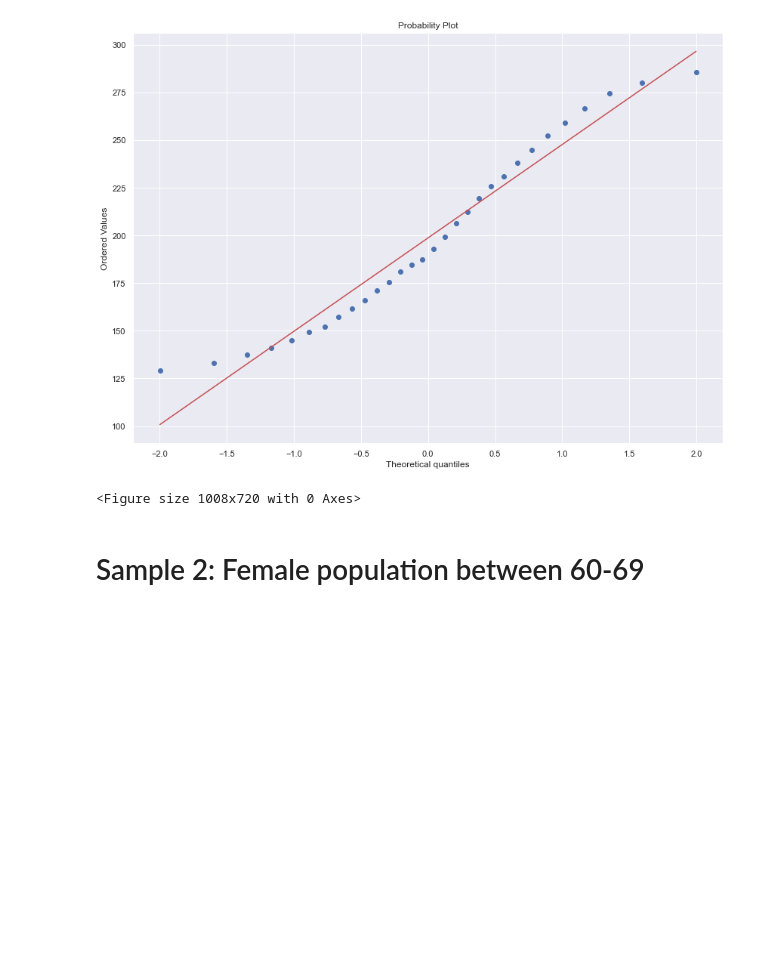
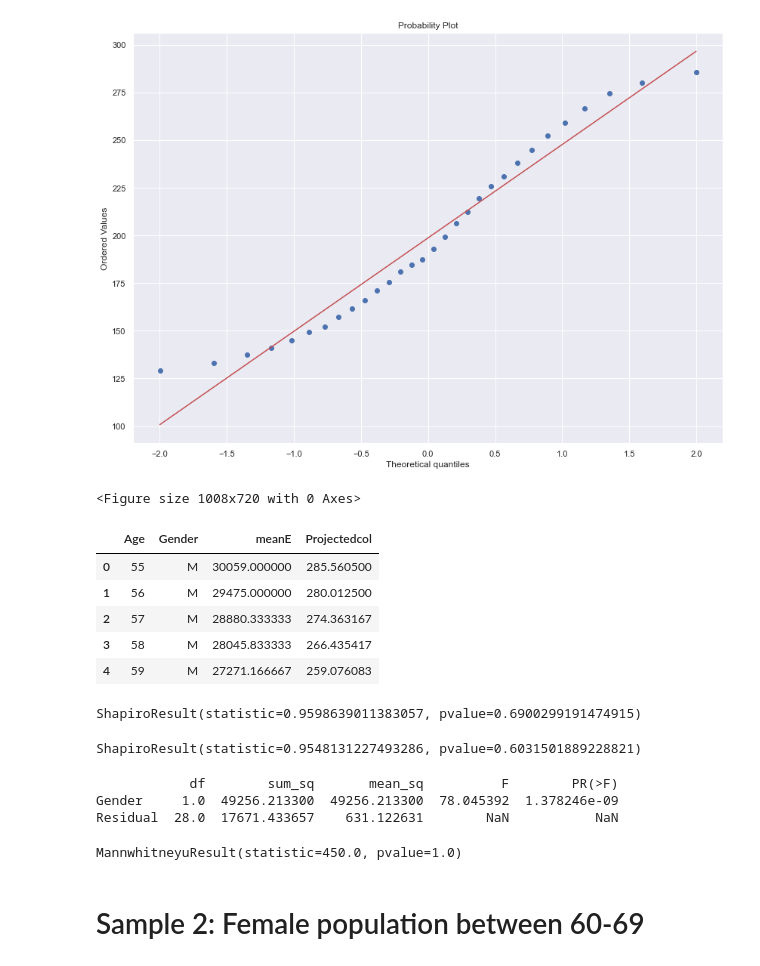
Before and after one commit to raku43/MScDACapstone, a Jupyter notebook: MScDA_Capstone.ipynb, the cells around one changed output. Drawn from its saved outputs; the diff is of its cells as text; code cells hidden in the pictures; blank space fills up the shorter version.

```diff
--- a/MScDA_Capstone.ipynb
+++ b/MScDA_Capstone.ipynb
@@ -1033,6 +1035,52 @@ plt.figure()
 <Figure size 1008x720 with 0 Axes>
 [figure]
 <Figure size 1008x720 with 0 Axes>
+# %%
+dfcensus5569.head()
+# %% [output]
+|  | Age | Gender | meanE | Projectedcol |
+| 0 | 55 | M | 30059.000000 | 285.560500 |
+| 1 | 56 | M | 29475.000000 | 280.012500 |
+| 2 | 57 | M | 28880.333333 | 274.363167 |
+| 3 | 58 | M | 28045.833333 | 266.435417 |
+| 4 | 59 | M | 27271.166667 | 259.076083 |
+# %%
+#Shapiro wilk test for Male
+
+st.shapiro(dfcensus5569.Projectedcol[dfcensus5569.Gender == "M"])
+# %% [output]
+ShapiroResult(statistic=0.9598639011383057, pvalue=0.6900299191474915)
+# %%
+#Shapiro wilk test for Female
+
+st.shapiro(dfcensus5569.Projectedcol[dfcensus5569.Gender == "F"])
+# %% [output]
+ShapiroResult(statistic=0.9548131227493286, pvalue=0.6031501889228821)
+# %%
+#ONE-WAY ANOVA
+#H0 : Variances of Mean value for the genders are same
+#H1 : Variances of Mean value for the genders are different
+
+model = ols('Projectedcol~Gender', data = dfcensus5569).fit()
+aov = sm.stats.anova_lm(model, type=2)
+print(aov)
+# %% [output]
+            df        sum_sq       mean_sq          F        PR(>F)
+Gender     1.0  49256.213300  49256.213300  78.045392  1.378246e-09
+Residual  28.0  17671.433657    631.122631        NaN           NaN
+# %%
+from scipy.stats import mannwhitneyu
+
+#H0 : Median values for the genders are the same.
+#H1 : Median values for the genders are differnt.
+
+
+
+# Carrying out the Wilcoxon–Mann–Whitney test
+results = mannwhitneyu(dfcensus5569['Projectedcol'].sort_values(), dfcensus5569['Projectedcol'].sort_values())
+results
+# %% [output]
+MannwhitneyuResult(statistic=450.0, pvalue=1.0)
 # %% [markdown]
 # Sample 2: Female population between 60-69
 # %%
```
Also changed, not shown: parts of 18 cells of this notebook.
